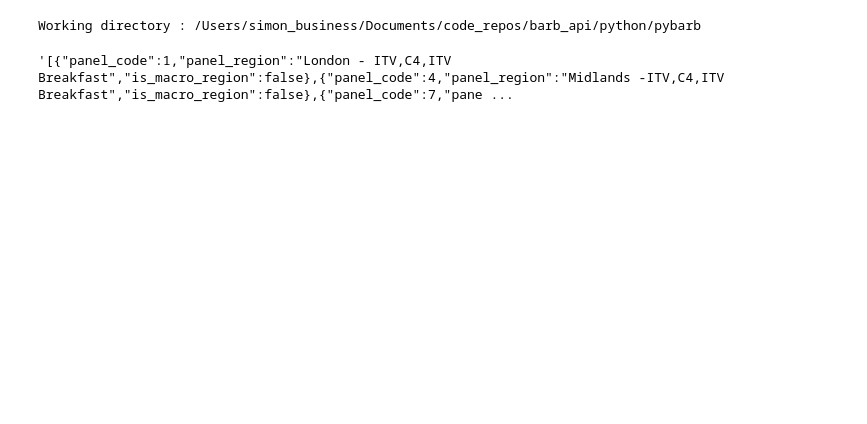
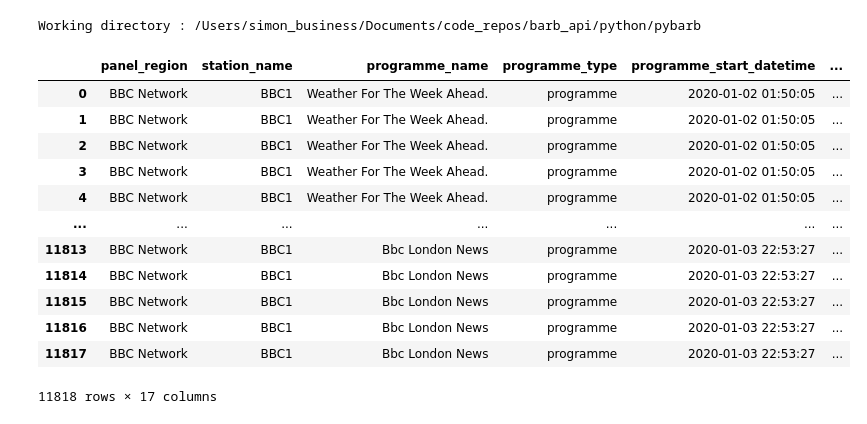
Before and after one commit to khaledserafy/pybarb, a Jupyter notebook: python/pybarb/testing.ipynb, the cells around one changed output. Saved outputs shown, nothing was run; the diff lists cells and outputs as text; code cells hidden in the pictures; blank space fills up the shorter version.

```diff
--- a/python/pybarb/testing.ipynb
+++ b/python/pybarb/testing.ipynb
@@ -15,9 +13,23 @@ Working directory : /Users/simon_business/Documents/code_repos/barb_api/python/p
 # %%
 with open("/Users/simon_business/Documents/disposable/clients/BARB/creds.json") as file:
     creds = json.loads(file.read())
-test = pb.BarbAPI(creds)
-test.connect()
-r = test.query("panels")
-r.text
+barb_api = pb.BarbAPI(creds)
+barb_api.connect()
-# %% [output]
-'[{"panel_code":1,"panel_region":"London - ITV,C4,ITV Breakfast","is_macro_region":false},{"panel_code":4,"panel_region":"Midlands -ITV,C4,ITV Breakfast","is_macro_region":false},{"panel_code":7,"pane ...
+# %%
+barb_api.programme_ratings("2020-01-01", "2020-01-03",
+                           station="BBC1", panel="bbc network",
+                           consolidated=True, limit=5000).to_dataframe()
+# %% [output]
+|  | panel_region | station_name | programme_name | programme_type | programme_start_datetime | ... |
+| 0 | BBC Network | BBC1 | Weather For The Week Ahead. | programme | 2020-01-02 01:50:05 | ... |
+| 1 | BBC Network | BBC1 | Weather For The Week Ahead. | programme | 2020-01-02 01:50:05 | ... |
+| 2 | BBC Network | BBC1 | Weather For The Week Ahead. | programme | 2020-01-02 01:50:05 | ... |
+| 3 | BBC Network | BBC1 | Weather For The Week Ahead. | programme | 2020-01-02 01:50:05 | ... |
+| 4 | BBC Network | BBC1 | Weather For The Week Ahead. | programme | 2020-01-02 01:50:05 | ... |
+| ... | ... | ... | ... | ... | ... | ... |
+| 11813 | BBC Network | BBC1 | Bbc London News | programme | 2020-01-03 22:53:27 | ... |
+| 11814 | BBC Network | BBC1 | Bbc London News | programme | 2020-01-03 22:53:27 | ... |
+| 11815 | BBC Network | BBC1 | Bbc London News | programme | 2020-01-03 22:53:27 | ... |
+| 11816 | BBC Network | BBC1 | Bbc London News | programme | 2020-01-03 22:53:27 | ... |
+| 11817 | BBC Network | BBC1 | Bbc London News | programme | 2020-01-03 22:53:27 | ... |
+11818 rows × 17 columns
```
Also changed, not shown: parts of 13 cells of this notebook, 3 other files.
